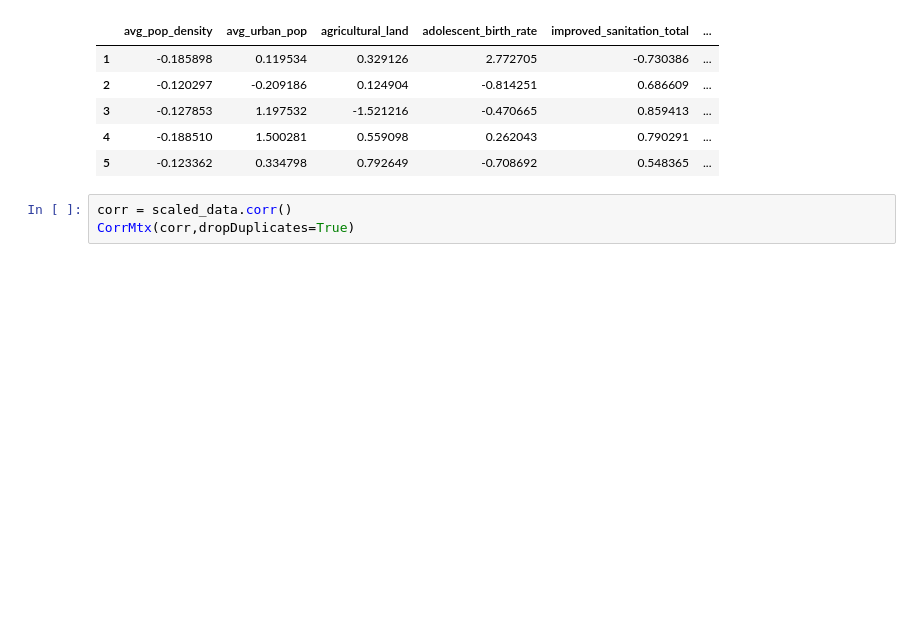
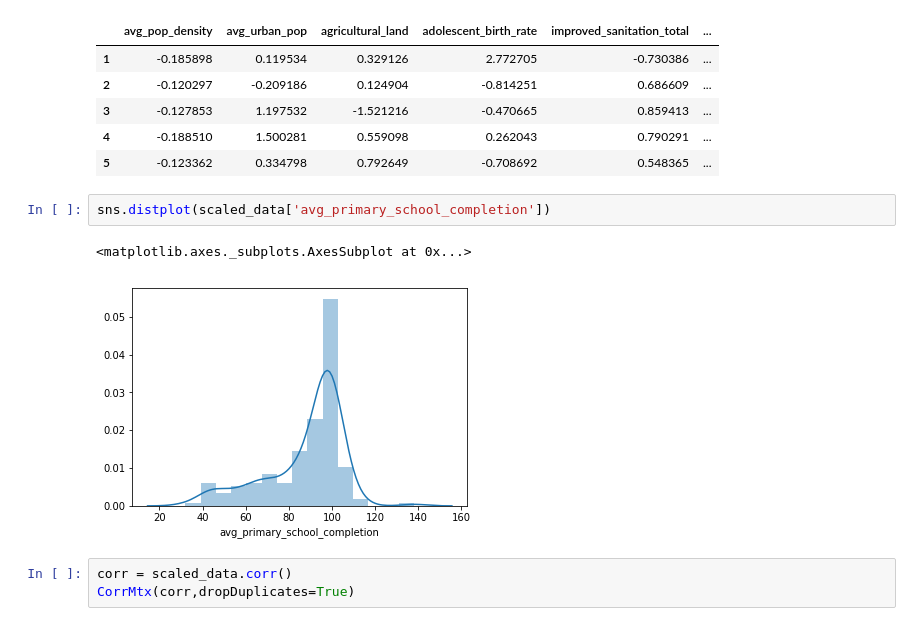
Before and after one commit to Yee-Brian14/primary_completion_rate, a Jupyter notebook: Presentation_Notebook.ipynb, the cells around one changed output. Cells and saved outputs as stored; diff of their text form; blank space fills up the shorter version.

```diff
--- a/Presentation_Notebook.ipynb
+++ b/Presentation_Notebook.ipynb
@@ -111,6 +111,11 @@ scaled_data.head()
 | 3 | -0.127853 | 1.197532 | -1.521216 | -0.470665 | 0.859413 | ... |
 | 4 | -0.188510 | 1.500281 | 0.559098 | 0.262043 | 0.790291 | ... |
 | 5 | -0.123362 | 0.334798 | 0.792649 | -0.708692 | 0.548365 | ... |
+# %%
+sns.distplot(scaled_data['avg_primary_school_completion'])
+# %% [output]
+<matplotlib.axes._subplots.AxesSubplot at 0x...>
+[figure, added]
 # %%
 corr = scaled_data.corr()
 CorrMtx(corr,dropDuplicates=True)
```
Also changed, not shown: parts of 1 cell of this notebook.
